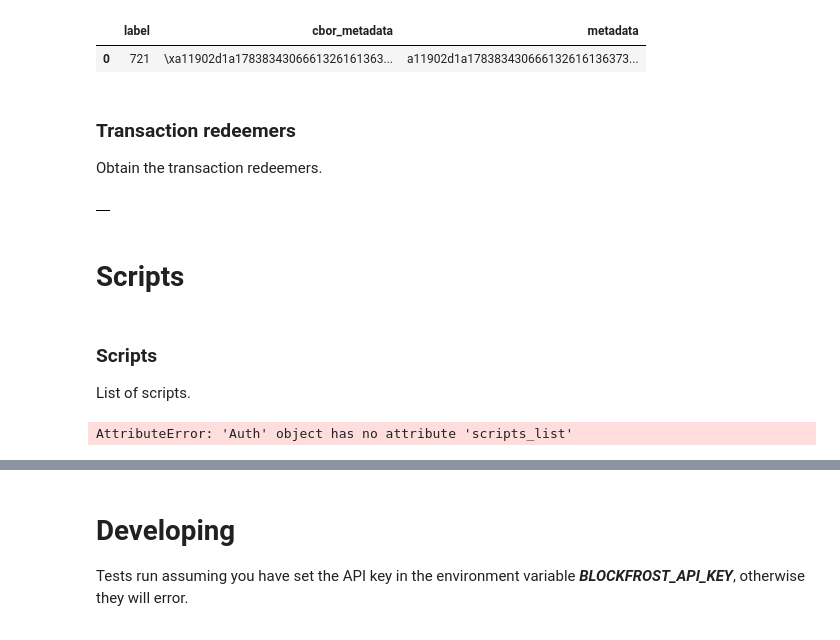
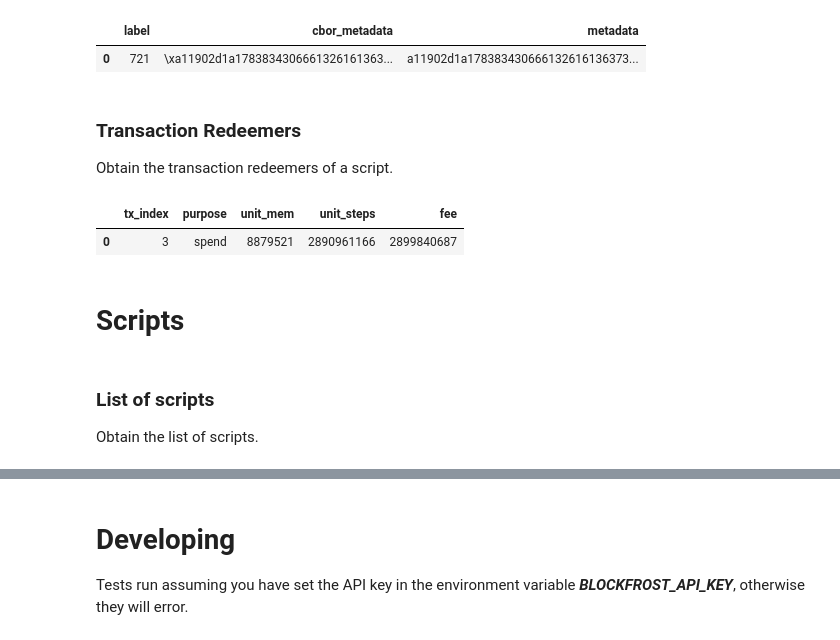
Before and after one commit to attadje/py-cardano-explorer, a Jupyter notebook: notebooks/readme.ipynb, the cells around one changed output, grey strips where cells are left out. Cells and saved outputs as stored; diff of their text form; code cells hidden in the pictures.

```diff
--- a/notebooks/readme.ipynb
+++ b/notebooks/readme.ipynb
@@ -13,4 +13,9 @@ api_key = os.getenv('BLOCKFROST_API_KEY')
 asset_name='436c61794e6174696f6e33393836'
 tx_hash = '117f97ccf6e98a16697e7cc205daf2d0bfe83d849a63df2f40d10bef235848e7'
 stake_tx_hash = '97a774aa60a2926c9949bfe1edf1dcc2f2297d36633e14a87ae449b4158a027f'
+stake_mir_tx_hash = 'c041e475d161444a6a8ca9005ef3deb36ebd579c347d90b5b53968d47d5193da'
+stake_withdrawal_tx_hash = '80b09b61d2da86f5847d0b9a5f72d32224fcd7e1aa17161b9d24732339a26836'
+script_redeemer_tx_hash = '34dd0b7ae56b65f4cda029d99cda8322684ec6339ac1c195c16458c1e5e94b96'
+script_tx_hash = 'cc7888851f0f5aa64c136e0c8fb251e9702f3f6c9efcf3a60a54f419'
+stake_pool_registration_tx_hash = 'b1bfffc26b6210ced9cc679781922e8b1ac70a2f7719523528639da4ab7f2d88'
 # %% [markdown]
@@ -698,23 +711,20 @@ cardano_mainnet.tx_cbor_metadata(tx_hash,
 |  | label | cbor_metadata | metadata |
 | 0 | 721 | \xa11902d1a1783834306661326161363... | a11902d1a178383430666132616136373... |
 # %% [markdown]
-### Transaction redeemers
+### Transaction Redeemers
 
-Obtain the transaction redeemers.
+Obtain the transaction redeemers of a script.
 # %%
-cardano_mainnet.tx_redeemers(tx_hash)
+cardano_mainnet.tx_redeemers(script_redeemer_tx_hash)
 #or
-cardano_mainnet.tx_redeemers(tx_hash,
+cardano_mainnet.tx_redeemers(script_redeemer_tx_hash,
                              pandas=True)# Optional: Return a pandas dataframe
 # %% [output]
-|  |
+|  | tx_index | purpose | unit_mem | unit_steps | fee |
+| 0 | 3 | spend | 8879521 | 2890961166 | 2899840687 |
 # %% [markdown]
 # Scripts
 # %% [markdown]
-### Scripts
+### List of scripts
 
-List of scripts.
+Obtain the list of scripts.
-# %%
-cardano_mainnet.scripts_list()
-# %% [output]
-AttributeError: 'Auth' object has no attribute 'scripts_list'
```
Also changed, not shown: parts of 20 cells of this notebook.
